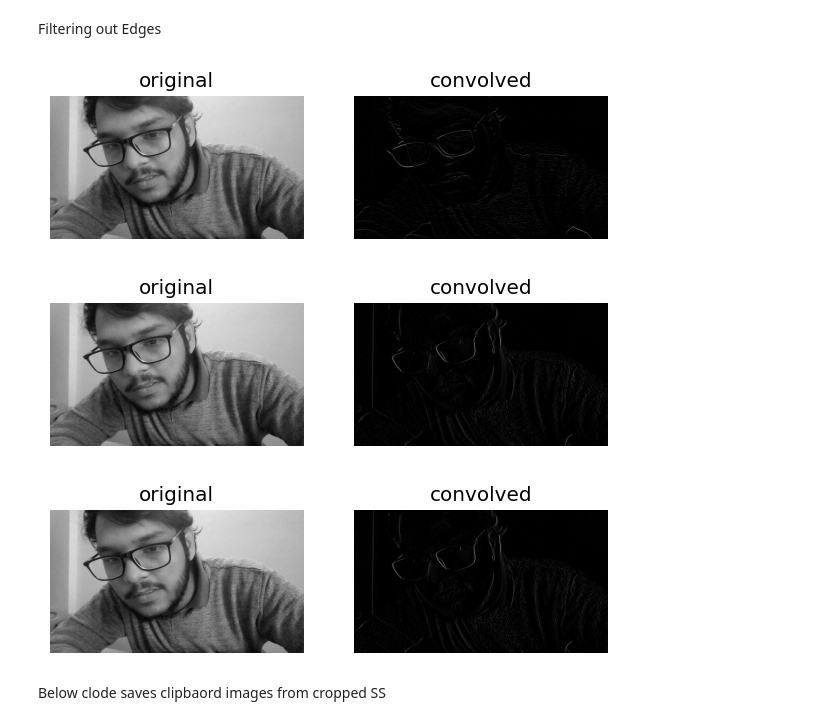
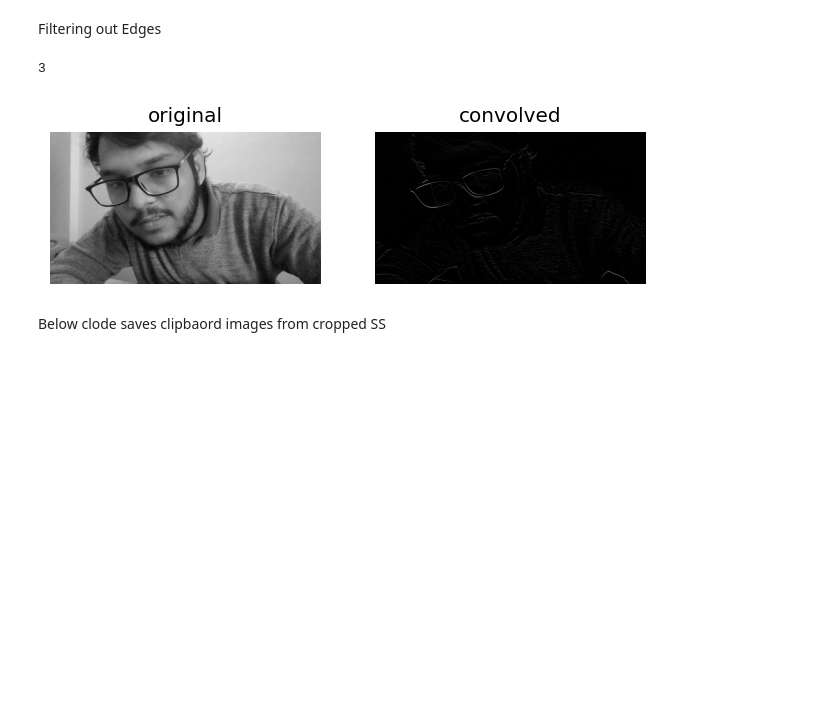
Before and after one commit to Rhriti/CNN, a Jupyter notebook: filters_CNN.ipynb, the cells around one changed output. Saved outputs shown, nothing was run; the diff lists cells and outputs as text; code cells hidden in the pictures; blank space fills up the shorter version.

Commit message:
Digital Image processing

```diff
--- a/filters_CNN.ipynb
+++ b/filters_CNN.ipynb
@@ -2,6 +2,7 @@
 Filtering out Edges
 # %%
 import numpy as np
+np.set_printoptions(threshold = np.inf)
 import torch
 import torch.nn.functional as F
 import cv2
@@ -23,12 +24,17 @@ def convolve(image_filepath, filter, title=''):
     #  reading image in grayscale format
     image = cv2.imread(image_filepath, cv2.IMREAD_GRAYSCALE)
 
+
     #  defining filter size
+    #.shape give (row,col)
+    #we've selected row
     filter_size = filter.shape[0]
+    print(filter_size)
 
     #  creating an array to store convolutions (x-m+1, y-n+1)
     convolved = np.zeros(((image.shape[0] - filter_size) + 1,
                       (image.shape[1] - filter_size) + 1))
+    pri
 
     #  performing convolution
     for i in range(image.shape[0]):
@@ -39,39 +45,38 @@ def convolve(image_filepath, filter, title=''):
         except Exception:
           pass
 
     #  converting to tensor
     convolved = torch.tensor(convolved)
     #  applying relu activation
     convolved = F.relu(convolved)
 
     #  producing plots
     figure, axes = plt.subplots(1,2, dpi=120)
     plt.suptitle(title)
     axes[0].imshow(image, cmap='gray')
     axes[0].axis('off')
     axes[0].set_title('original')
     axes[1].imshow(convolved, cmap='gray')
     axes[1].axis('off')
     axes[1].set_title('convolved')
     pass
 
 
-# utilizing the horizontal filter
+# # utilizing the horizontal filter
 convolve('./WIN_20221009_10_30_30_Pro.jpg', prewitt_horizontal_filter)
 prewitt_vertical_filter = np.array([[-1, 0, 1],
                                     [-1, 0, 1],
                                     [-1, 0, 1]])
 sobel_horizontal_filter = np.array([[-1, 0, 1],
                                     [-2, 0, 2],
                                     [-1, 0, 1]])
 
-convolve('./WIN_20221009_10_30_30_Pro.jpg',prewitt_vertical_filter)
+# convolve('./WIN_20221009_10_30_30_Pro.jpg',prewitt_vertical_filter)
 
-convolve('./WIN_20221009_10_30_30_Pro.jpg',sobel_horizontal_filter)
+# convolve('./WIN_20221009_10_30_30_Pro.jpg',sobel_horizontal_filter)
 # %% [output]
+3
-[figure, old version]
+[figure, new version]
-[figure, removed]
-[figure, removed]
 # %% [markdown]
 Below clode saves clipbaord images from cropped SS
 # %%
```
Also changed, not shown: 3 other files.
